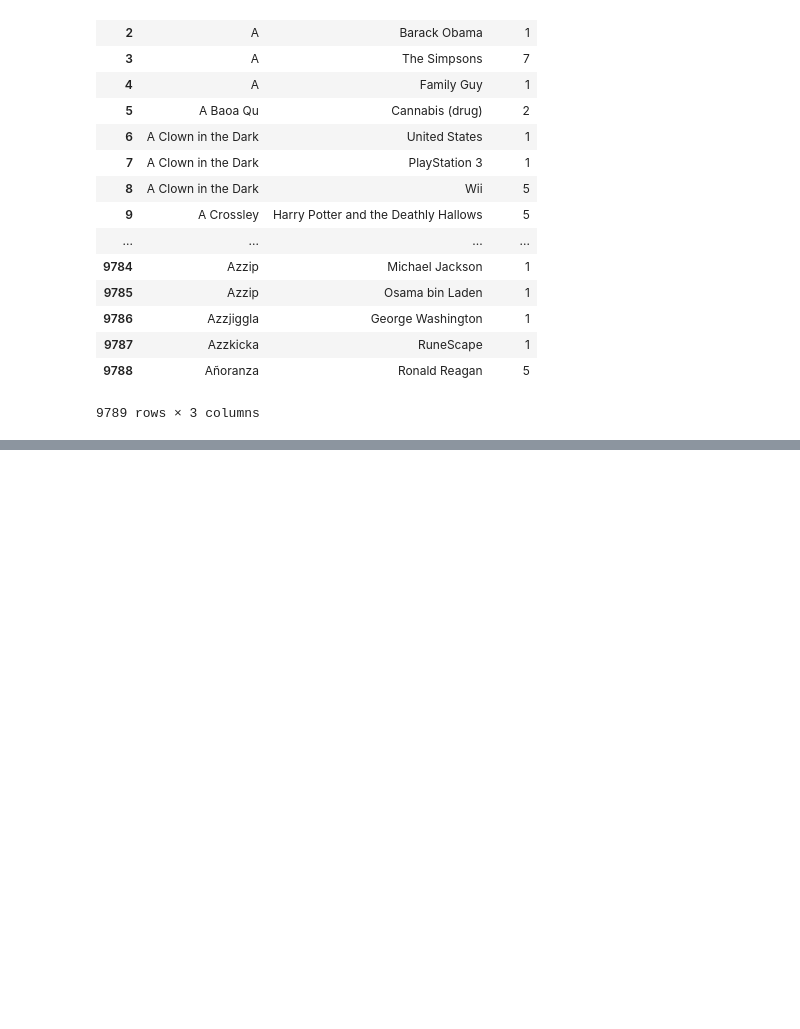
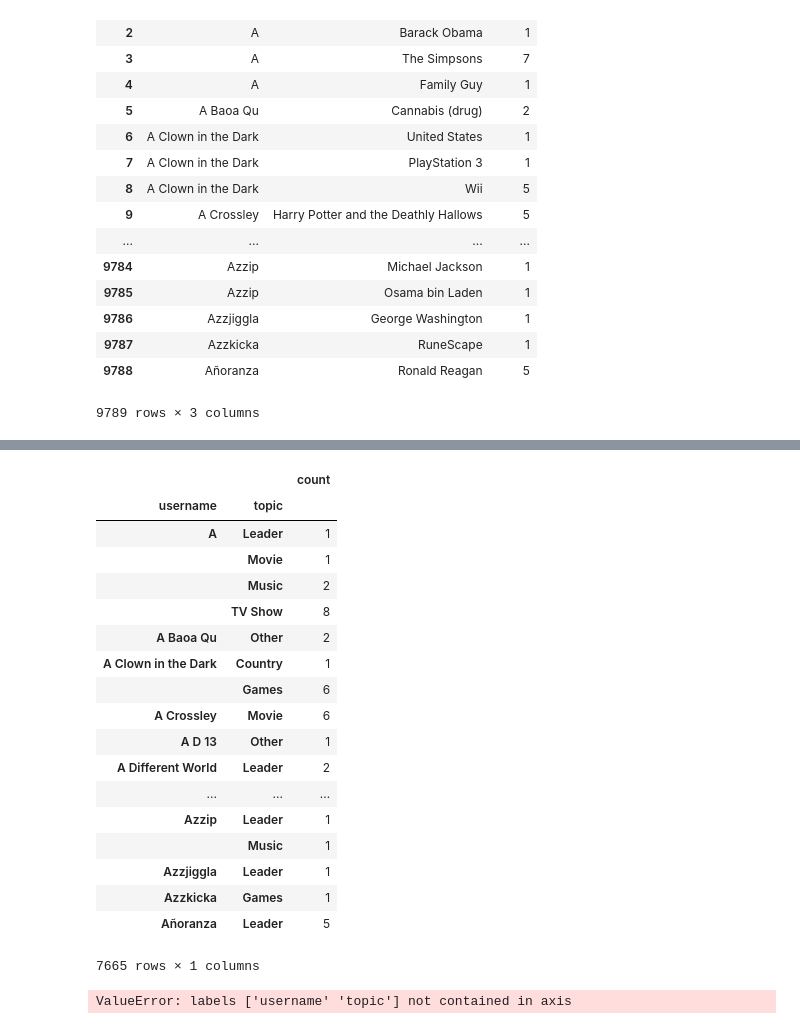
Before and after one commit to johnmhogan/DAT_20_Students, a Jupyter notebook: EVCinNYC/Project/Project.ipynb, the cells around one changed output, grey strips where cells are left out. Cells and saved outputs as stored; diff of their text form; code cells hidden in the pictures; blank space fills up the shorter version.

```diff
--- a/EVCinNYC/Project/Project.ipynb
+++ b/EVCinNYC/Project/Project.ipynb
@@ -126,0 +209,28 @@ usersA_topic.groupby('topic').count()
+# %%
+usersA_matrix = usersA_topic.groupby(['username','topic']).sum()
+usersA_matrix
+# %% [output]
+|  |  | count |
+| username | topic |  |
+| A | Leader | 1 |
+|  | Movie | 1 |
+|  | Music | 2 |
+|  | TV Show | 8 |
+| A Baoa Qu | Other | 2 |
+| A Clown in the Dark | Country | 1 |
+|  | Games | 6 |
+| A Crossley | Movie | 6 |
+| A D 13 | Other | 1 |
+| A Different World | Leader | 2 |
+| ... | ... | ... |
+| Azzip | Leader | 1 |
+|  | Music | 1 |
+| Azzjiggla | Leader | 1 |
+| Azzkicka | Games | 1 |
+| Añoranza | Leader | 5 |
+7665 rows × 1 columns
+# %%
+pivot = pd.pivot_table(usersA_matrix, index=['username', 'topic'], aggfunc=np.sum, fill_value=0)
+pivot
+# %% [output]
+ValueError: labels ['username' 'topic'] not contained in axis
```
Also changed, not shown: parts of 7 cells of this notebook, 41 other files.
